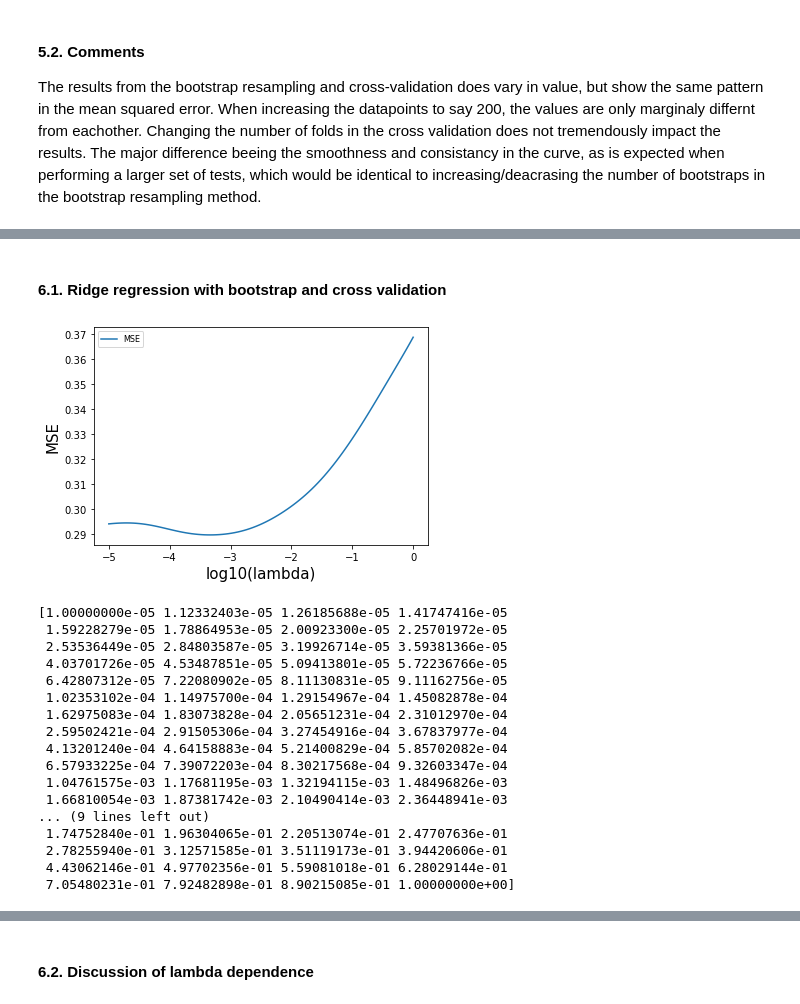
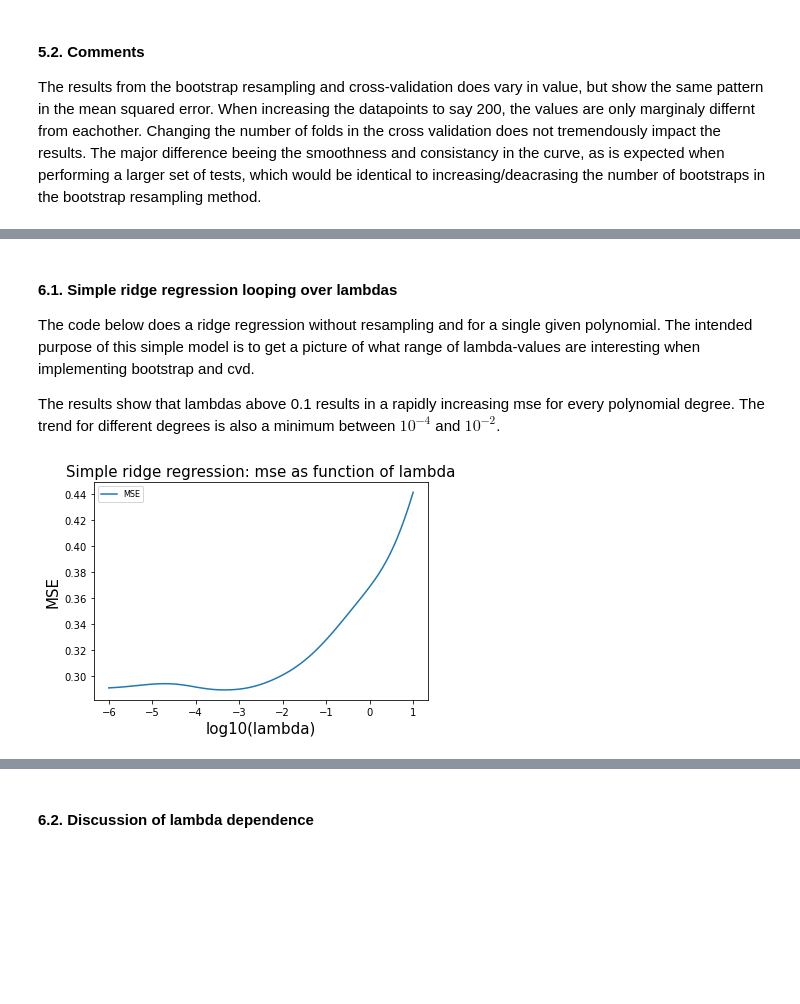
Before and after one commit to jornmarh/fys-stk4155, a Jupyter notebook: project1/project1.ipynb, the cells around one changed output, grey strips where cells are left out. Drawn from its saved outputs; the diff is of its cells as text; code cells hidden in the pictures; blank space fills up the shorter version.

```diff
--- a/project1/project1.ipynb
+++ b/project1/project1.ipynb
@@ -282,7 +289,7 @@ table
 np.random.seed(64)
 
 N = 20 #Small mesh size
-maxdegrees = 11
+maxdegrees = 14
 scaling = True #Change to try without scaling
 
 x = np.sort(np.random.uniform(0, 1, N))
@@ -316,12 +323,15 @@ for i in range(maxdegrees):
     mse_train[i] = MSE(z_train, zTilde)
     mse_test[i] = MSE(z_test, zPredict)
 
+    print('Degree: %i   mse train: %.6f   mse test: %.6f'\
+          %(degree, mse_train[i], mse_test[i]))
+
 plt.plot(polydegree, mse_train, label='mse train')
 plt.plot(polydegree, mse_test, label='mse test')
+plt.ylim(0,1.5)
 plt.legend()
 plt.xlabel("Polynomial degree")
 plt.ylabel("MSE")
 plt.title("Train and test mean squared error as a function of complexity")
 plt.show()
-print(mse_test)
 # %% [output]
@@ -564,56 +580,43 @@ In this task we want to find both the optimal polynomial degree and hyperparamet
-# %% [markdown]
-#### 6.1. Ridge regression with bootstrap and cross validation <a class="anchor" id="6.1"></a>
+# %% [markdown]
+#### 6.1. Simple ridge regression looping over lambdas <a class="anchor" id="6.1"></a>
+
+The code below does a ridge regression without resampling and for a single given polynomial. The intended purpose of this simple model is to get a picture of what range of lambda-values are interesting when implementing bootstrap and cvd.
+
+The results show that lambdas above 0.1 results in a rapidly increasing mse for every polynomial degree. The trend for different degrees is also a minimum between $10^{-4}$ and $10^{-2}$.
 # %%
 N = 20
 np.random.seed(64)
 x = np.sort(np.random.uniform(0, 1, N))
 y = np.sort(np.random.uniform(0, 1, N))
 x_mesh, y_mesh = np.meshgrid(x,y)
 x_flat = np.ravel(x_mesh)
 y_flat = np.ravel(y_mesh)
 
 z = FrankeFunction(x_flat, y_flat, 0.15)
 
 n_lambdas = 100
-lambdas = np.logspace(-5,-0,n_lambdas)
-degree = 6 # The polynomial degree with best mse score
+lambdas = np.logspace(-6,1,n_lambdas)
+degree = 6
 
 #Error arrays
 mse = np.zeros(n_lambdas)
 
 X = create_X(x_flat, y_flat, degree)
 X_train, X_test, z_train, z_test = train_test_split(X,z, test_size=0.2)
 X_train, X_test, z_train, z_test = scale(X_train, X_test, z_train, z_test)
 for i in range(n_lambdas):
     lmd = lambdas[i]
 
     I_ = np.eye(X_train.shape[1], X_train.shape[1])
     beta = np.linalg.pinv(X_train.T @ X_train + lmd*I_) @ X_train.T @ z_train
     z_pred = X_test @ beta
     mse[i] = mean_squared_error(z_test,z_pred)
 
 plt.plot(np.log10(lambdas), mse, label="MSE")
 plt.xlabel("log10(lambda)")
 plt.ylabel("MSE")
+plt.title('Simple ridge regression: mse as function of lambda')
 plt.legend()
 plt.show()
-print(lambdas)
 # %% [output]
-[figure, old version]
+[figure, new version]
-[1.00000000e-05 1.12332403e-05 1.26185688e-05 1.41747416e-05
- 1.59228279e-05 1.78864953e-05 2.00923300e-05 2.25701972e-05
- 2.53536449e-05 2.84803587e-05 3.19926714e-05 3.59381366e-05
- 4.03701726e-05 4.53487851e-05 5.09413801e-05 5.72236766e-05
- 6.42807312e-05 7.22080902e-05 8.11130831e-05 9.11162756e-05
- 1.02353102e-04 1.14975700e-04 1.29154967e-04 1.45082878e-04
- 1.62975083e-04 1.83073828e-04 2.05651231e-04 2.31012970e-04
- 2.59502421e-04 2.91505306e-04 3.27454916e-04 3.67837977e-04
- 4.13201240e-04 4.64158883e-04 5.21400829e-04 5.85702082e-04
- 6.57933225e-04 7.39072203e-04 8.30217568e-04 9.32603347e-04
- 1.04761575e-03 1.17681195e-03 1.32194115e-03 1.48496826e-03
- 1.66810054e-03 1.87381742e-03 2.10490414e-03 2.36448941e-03
-... (9 lines left out)
- 1.74752840e-01 1.96304065e-01 2.20513074e-01 2.47707636e-01
- 2.78255940e-01 3.12571585e-01 3.51119173e-01 3.94420606e-01
- 4.43062146e-01 4.97702356e-01 5.59081018e-01 6.28029144e-01
- 7.05480231e-01 7.92482898e-01 8.90215085e-01 1.00000000e+00]
```
Also changed, not shown: parts of 19 cells of this notebook, 11 other files.
